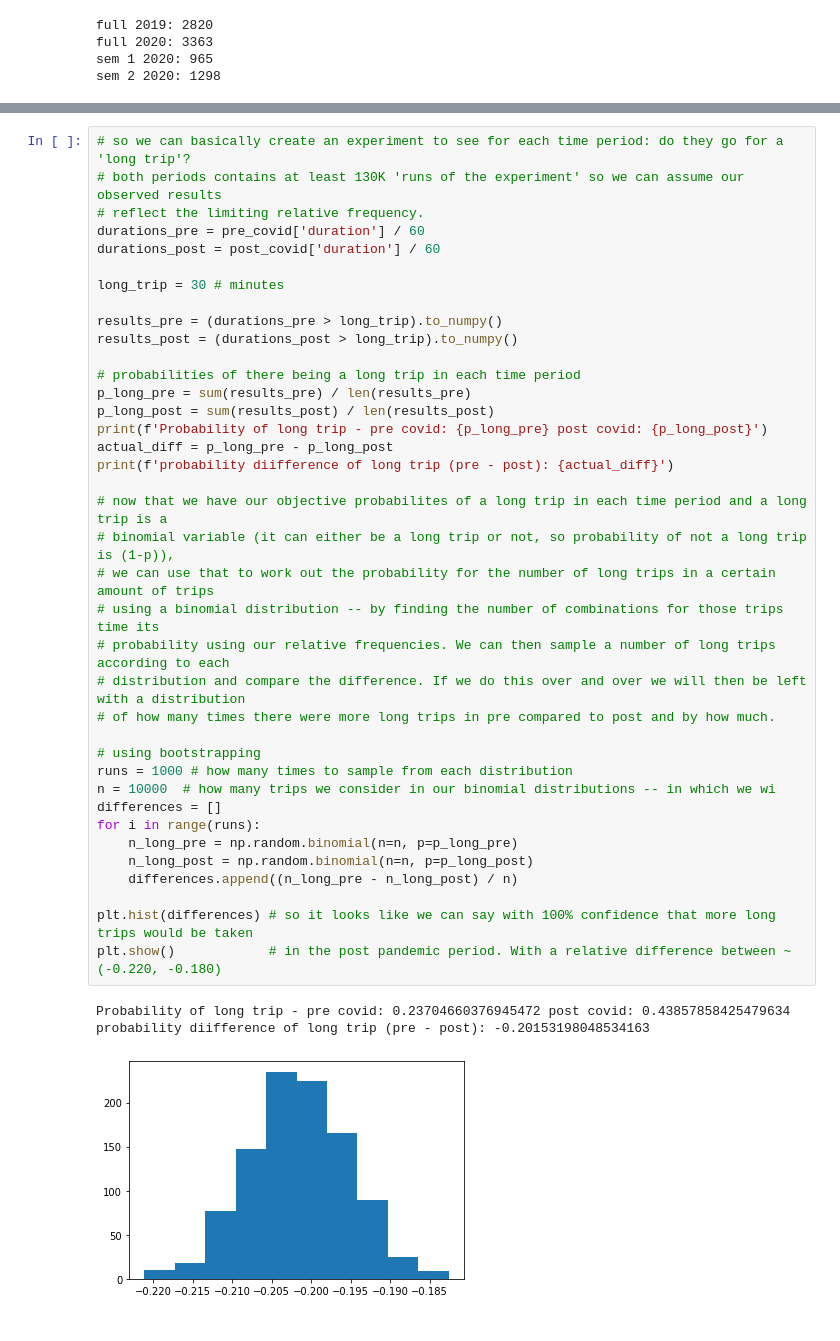
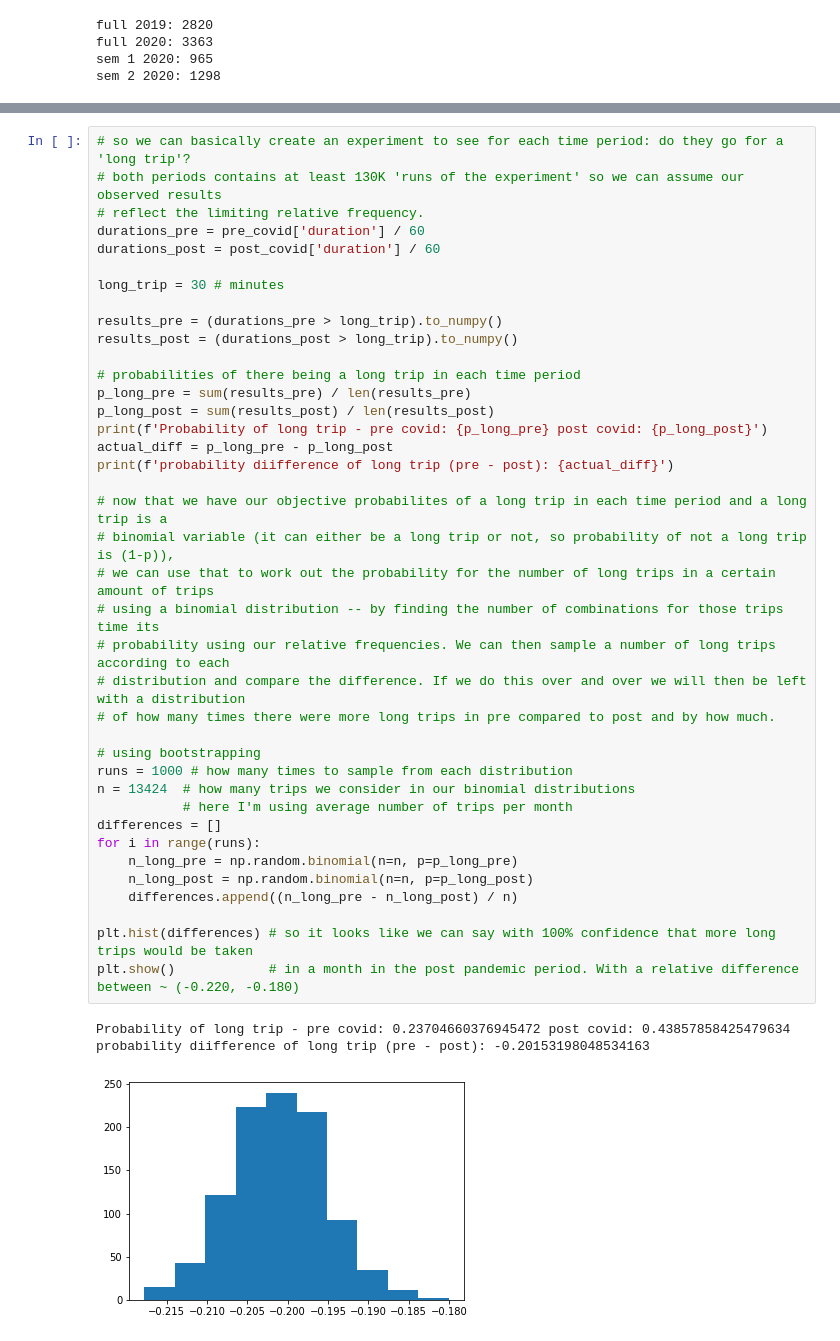
Before and after one commit to Inf2-FDS-2020-2021/final-project-apaj, a Jupyter notebook: exploring.ipynb, the cells around one changed output, grey strips where cells are left out. Saved outputs shown, nothing was run; the diff lists cells and outputs as text.

Commit message:
added average trips per month

```diff
--- a/exploring.ipynb
+++ b/exploring.ipynb
@@ -321,33 +321,34 @@ long_trip = 30 # minutes
 results_pre = (durations_pre > long_trip).to_numpy()
 results_post = (durations_post > long_trip).to_numpy()
 
 # probabilities of there being a long trip in each time period
 p_long_pre = sum(results_pre) / len(results_pre)
 p_long_post = sum(results_post) / len(results_post)
 print(f'Probability of long trip - pre covid: {p_long_pre} post covid: {p_long_post}')
 actual_diff = p_long_pre - p_long_post
 print(f'probability diifference of long trip (pre - post): {actual_diff}')
 
 # now that we have our objective probabilites of a long trip in each time period and a long trip is a
 # binomial variable (it can either be a long trip or not, so probability of not a long trip is (1-p)),
 # we can use that to work out the probability for the number of long trips in a certain amount of trips
 # using a binomial distribution -- by finding the number of combinations for those trips time its
 # probability using our relative frequencies. We can then sample a number of long trips according to each
 # distribution and compare the difference. If we do this over and over we will then be left with a distribution
 # of how many times there were more long trips in pre compared to post and by how much.
 
 # using bootstrapping
 runs = 1000 # how many times to sample from each distribution
-n = 10000  # how many trips we consider in our binomial distributions -- in which we wi
+n = 13424  # how many trips we consider in our binomial distributions
+           # here I'm using average number of trips per month
 differences = []
 for i in range(runs):
     n_long_pre = np.random.binomial(n=n, p=p_long_pre)
     n_long_post = np.random.binomial(n=n, p=p_long_post)
     differences.append((n_long_pre - n_long_post) / n)
 
 plt.hist(differences) # so it looks like we can say with 100% confidence that more long trips would be taken
-plt.show()            # in the post pandemic period. With a relative difference between ~ (-0.220, -0.180)
+plt.show()            # in a month in the post pandemic period. With a relative difference between ~ (-0.220, -0.180)
 # %% [output]
 Probability of long trip - pre covid: 0.23704660376945472 post covid: 0.43857858425479634
 probability diifference of long trip (pre - post): -0.20153198048534163
-[figure, old version]
+[figure, new version]
```
Also changed, not shown: parts of 8 cells of this notebook.
